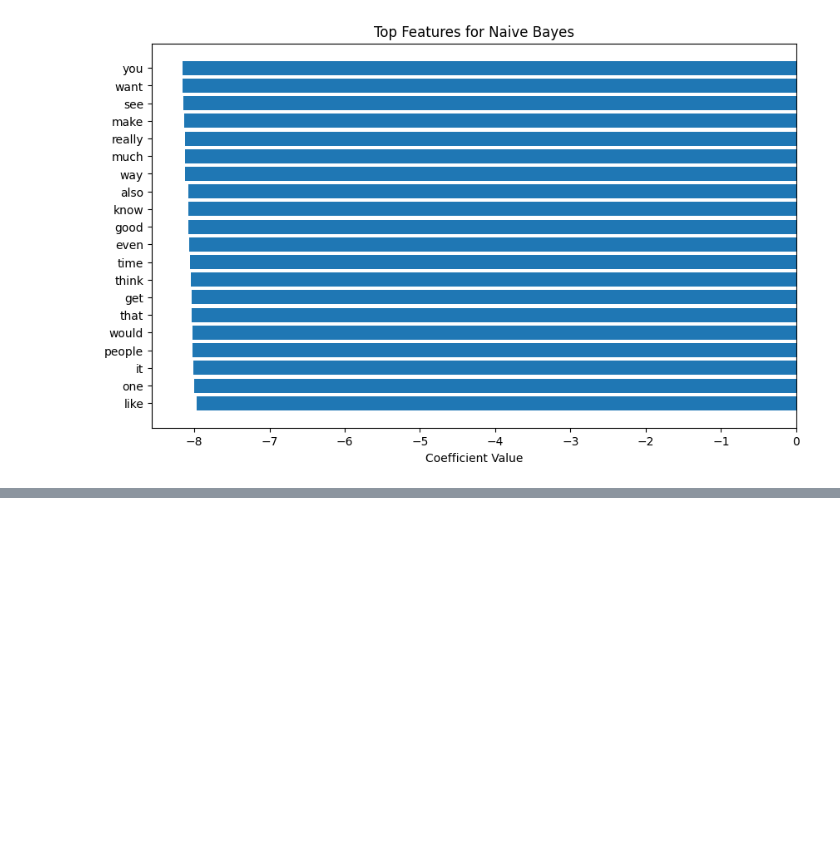
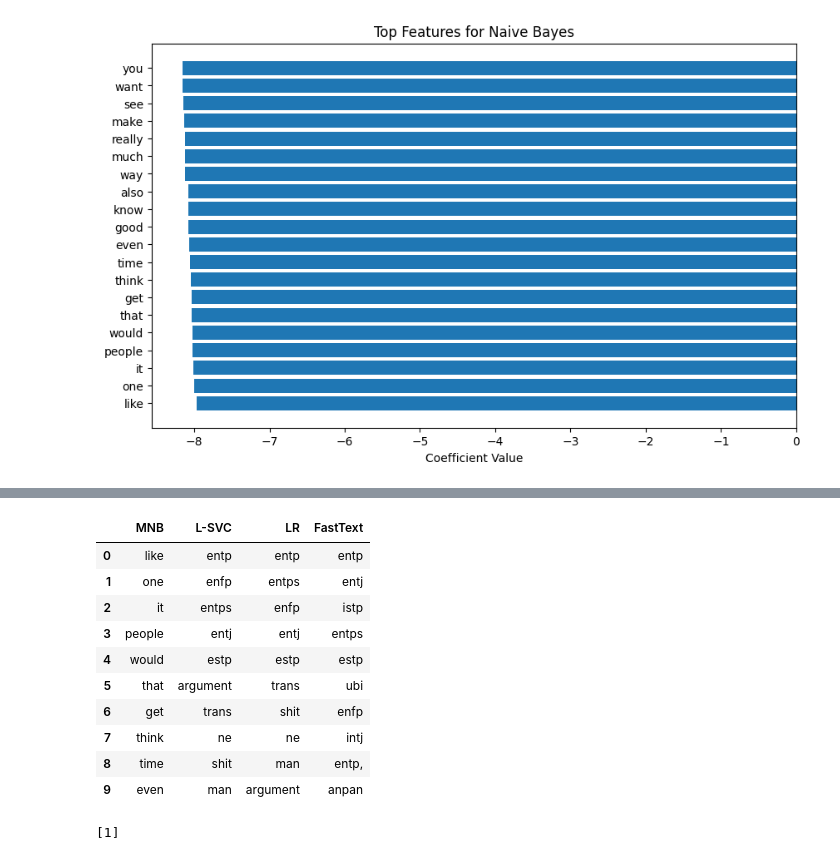
Before and after one commit to atabekis/language-ai, a Jupyter notebook: evaluate.ipynb, the cells around one changed output, grey strips where cells are left out. Drawn from its saved outputs; the diff is of its cells as text; code cells hidden in the pictures; blank space fills up the shorter version.

```diff
--- a/evaluate.ipynb
+++ b/evaluate.ipynb
@@ -160,0 +209,21 @@ plot_top_features(nb_top_features, model_name='Naive Bayes')
+# %%
+import pandas as pd
+df_top_features = pd.DataFrame()
+df_top_features['MNB'] = [text[0] for text in nb_top_features]
+df_top_features['L-SVC'] = [text[0] for text in linear_svc_top_features]
+df_top_features['LR'] = [text[0] for text in logistic_top_features]
+df_top_features['FastText'] = [text[0] for text in fasttext_top_features]
+df_top_features = df_top_features.iloc[:10]
+df_top_features
+# %% [output]
+|  | MNB | L-SVC | LR | FastText |
+| 0 | like | entp | entp | entp |
+| 1 | one | enfp | entps | entj |
+| 2 | it | entps | enfp | istp |
+| 3 | people | entj | entj | entps |
+| 4 | would | estp | estp | estp |
+| 5 | that | argument | trans | ubi |
+| 6 | get | trans | shit | enfp |
+| 7 | think | ne | ne | intj |
+| 8 | time | shit | man | entp, |
+| 9 | even | man | argument | anpan |
@@ -160,0 +233,4 @@ plot_top_features(nb_top_features, model_name='Naive Bayes')
+# %%
+model.predict(['Hi im ata, im a very introverted person but i like to mention the word entp'])
+# %% [output]
+[1]
```
Also changed, not shown: parts of 11 cells of this notebook, 5 other files.
